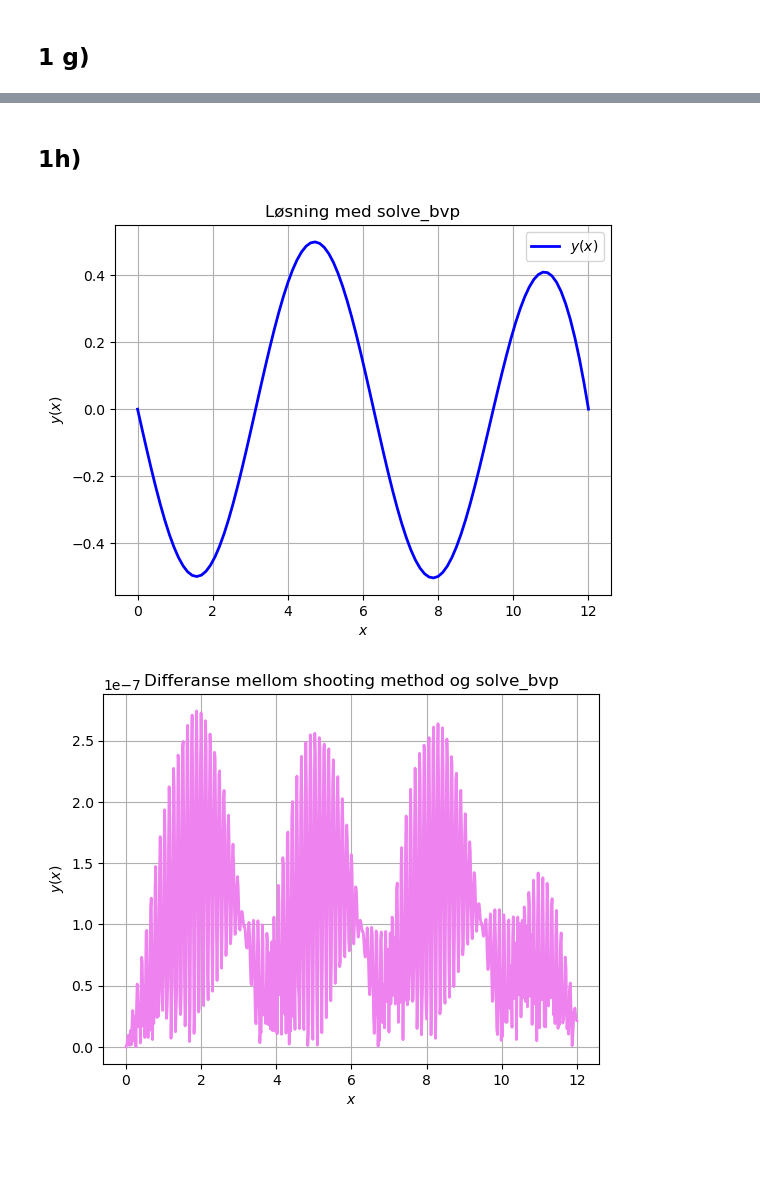
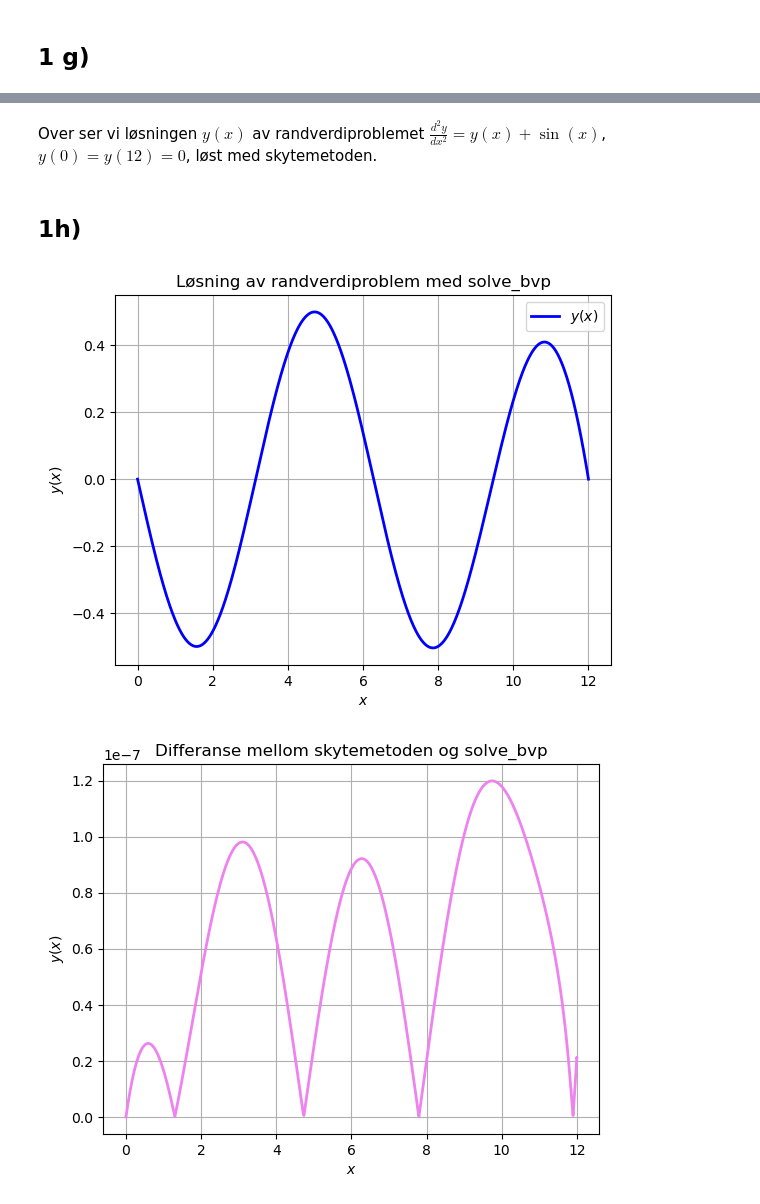
Before and after one commit to marieke-vaske/VitBer-TekFys, a Jupyter notebook: Sammenslåing av oppgave 1.ipynb, the cells around one changed output, grey strips where cells are left out. Saved outputs shown, nothing was run; the diff lists cells and outputs as text; code cells hidden in the pictures; blank space fills up the shorter version.

```diff
--- a/Sammenslåing av oppgave 1.ipynb
+++ b/Sammenslåing av oppgave 1.ipynb
@@ -302,42 +412,41 @@ plt.show()
+# %% [markdown]
+Over ser vi løsningen $y(x)$ av randverdiproblemet $\frac{d^2 y}{dx^2} = y(x) + \sin(x)$, $y(0) = y(12) = 0$,  løst med skytemetoden.
 # %% [markdown]
 ## 1h)
 # %%
 from scipy.integrate import solve_bvp
 
 # Løser randverdiproblem med solve_bvp
 
 def bc(ya, yb):                                 # Funksjon for randbetingelser
     return np.array([ya[0], yb[0]])
 
-x = np.linspace(x_init, x_end, 100)             # Argument til solve_bvp
-y_guess = np.zeros((2, x.size))                 # Argument til solve_bvp, 2D-array med dimensjoner antall 1. ordens ODE, x-verdier
+y_guess = np.zeros((2, xb_values[-1].size))     # Argument til solve_bvp, 2D-array med dimensjoner antall 1. ordens ODE, x-verdier
 
-start_solveBVP = time.time()                    # Variabel for startverdi for kjøretid
-solution = solve_bvp(g_array, bc, x, y_guess)   # Henter løsning med solve_bvp
-end_solveBVP = time.time()                      # Variabel for sluttverdi for kjøretid
+start_solveBVP = time.time()                                # Variabel for startverdi for kjøretid
+solution = solve_bvp(g_array, bc, xb_values[-1], y_guess)   # Henter løsning med solve_bvp
+end_solveBVP = time.time()                                  # Variabel for sluttverdi for kjøretid
 
 plt.plot(solution.x, solution.y[0], label=r"$y(x)$", color = "blue", linewidth = 2) # Plotter løsning med solve_bvp
 
 plt.xlabel("$x$")
 plt.ylabel("$y(x)$")
-plt.title("Løsning med solve_bvp")
+plt.title("Løsning av randverdiproblem med solve_bvp")
 plt.legend()
 plt.grid()
 plt.show()
 
-# Beregner feilen mellom shooting method og solve_bvp som funksjon av x
-solve_bvp_yvalues = np.array(solution.sol(xb_values[-1])[0])                        # Evaluerer solve_bvp-løsning i x-verdiene fra shooting method
-
-difference = np.abs(np.array(yb_values[-1])-solve_bvp_yvalues)                    # Beregner differanse mellom løsning fra solve_bvp og shooting method
+# Beregner feilen mellom skytemetoden og solve_bvp
+difference = np.abs(np.array(solution.y[0]) - yb_values[-1])                        # Beregner differanse mellom løsning fra solve_bvp og skytemetoden
 
 plt.plot(xb_values[-1], difference, color = "violet", linewidth = 2)                # Plotter feilen som funksjon av x
 
-plt.title("Differanse mellom shooting method og solve_bvp")
+plt.title("Differanse mellom skytemetoden og solve_bvp")
 plt.xlabel(r"$x$")
 plt.ylabel(r"$y(x)$")
 plt.grid()
 plt.show()
 # %% [output]
-[figure, old version]
+[figure, new version]
-[figure, old version]
+[figure, new version]
 # %% [markdown]
```
Also changed, not shown: parts of 17 cells of this notebook.
